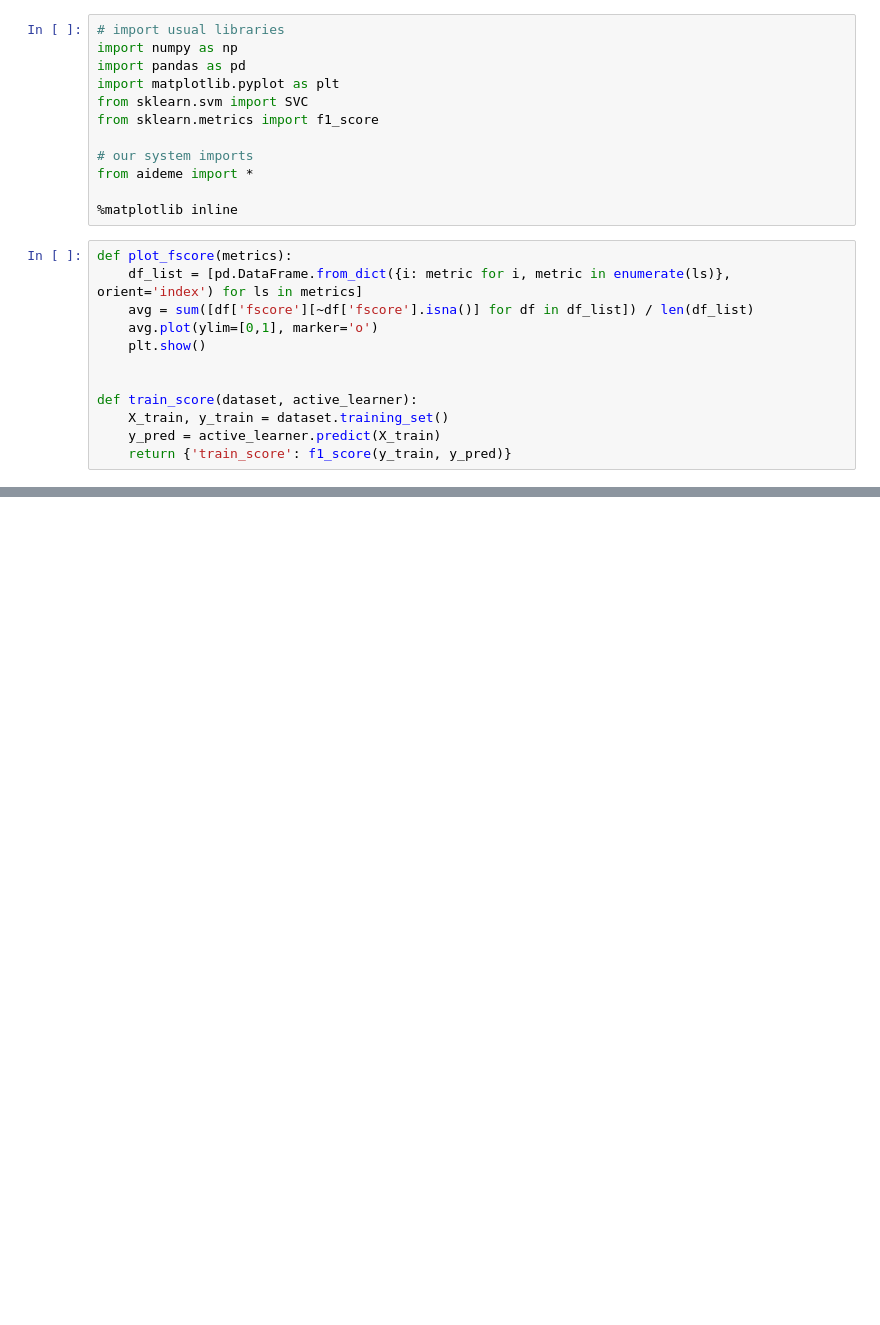
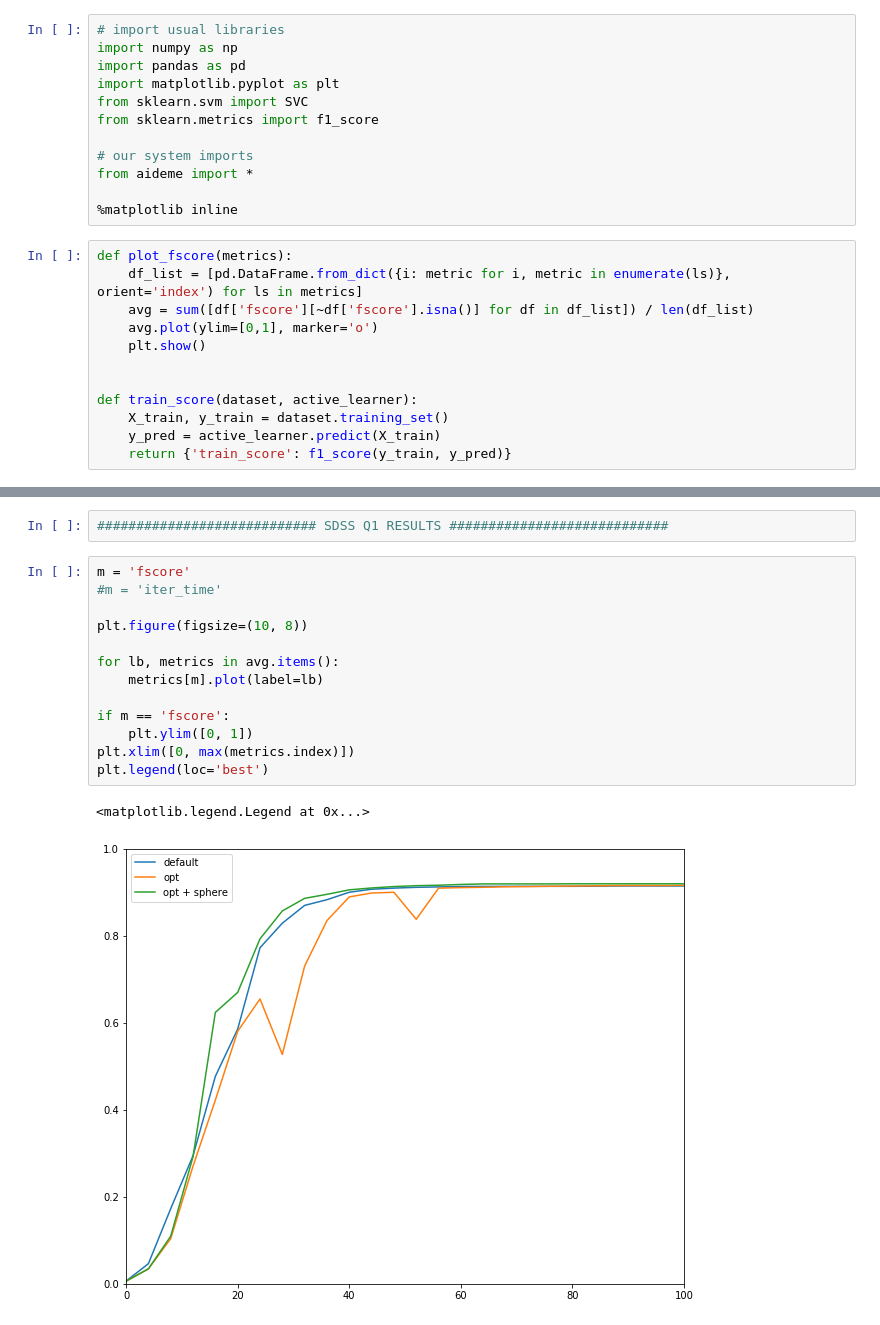
Before and after one commit to AIDEmeProject/PythonMiddleware, a Jupyter notebook: example.ipynb, the cells around one changed output, grey strips where cells are left out. Cells and saved outputs as stored; diff of their text form; blank space fills up the shorter version.

```diff
--- a/example.ipynb
+++ b/example.ipynb
@@ -130,0 +109,18 @@ dfs[0]
+# %%
+############################ SDSS Q1 RESULTS ############################
+# %%
+m = 'fscore'
+#m = 'iter_time'
+
+plt.figure(figsize=(10, 8))
+
+for lb, metrics in avg.items():
+    metrics[m].plot(label=lb)
+
+if m == 'fscore':
+    plt.ylim([0, 1])
+plt.xlim([0, max(metrics.index)])
+plt.legend(loc='best')
+# %% [output]
+<matplotlib.legend.Legend at 0x...>
+[figure, added]
```
Also changed, not shown: parts of 5 cells of this notebook, 1 other file.
